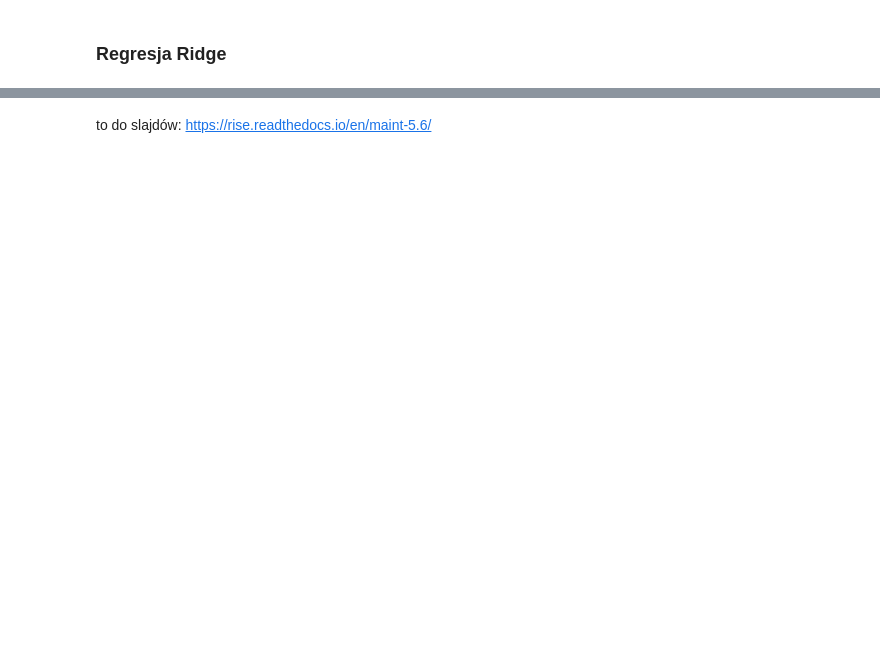
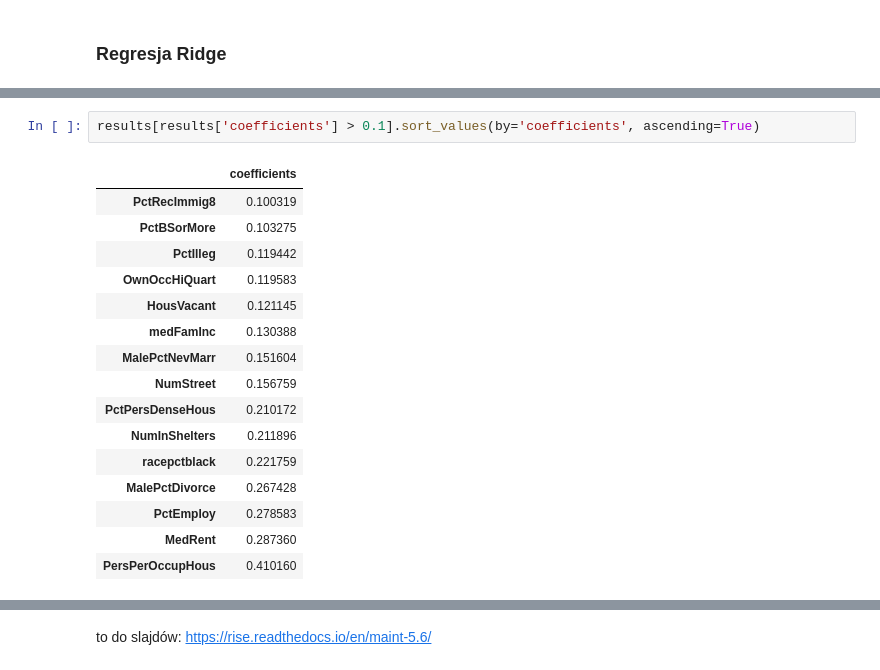
Before and after one commit to jakubkorczakowski/crime-percentage-prediction, a Jupyter notebook: Notebooks/MainNotebook.ipynb, the cells around one changed output, grey strips where cells are left out. Cells and saved outputs as stored; diff of their text form; blank space fills up the shorter version.

```diff
--- a/Notebooks/MainNotebook.ipynb
+++ b/Notebooks/MainNotebook.ipynb
@@ -1157,0 +1246,19 @@ tak jak ridge
+# %%
+results[results['coefficients'] > 0.1].sort_values(by='coefficients', ascending=True)
+# %% [output]
+|  | coefficients |
+| PctRecImmig8 | 0.100319 |
+| PctBSorMore | 0.103275 |
+| PctIlleg | 0.119442 |
+| OwnOccHiQuart | 0.119583 |
+| HousVacant | 0.121145 |
+| medFamInc | 0.130388 |
+| MalePctNevMarr | 0.151604 |
+| NumStreet | 0.156759 |
+| PctPersDenseHous | 0.210172 |
+| NumInShelters | 0.211896 |
+| racepctblack | 0.221759 |
+| MalePctDivorce | 0.267428 |
+| PctEmploy | 0.278583 |
+| MedRent | 0.287360 |
+| PersPerOccupHous | 0.410160 |
```
Also changed, not shown: parts of 58 cells of this notebook, 1 other file.
